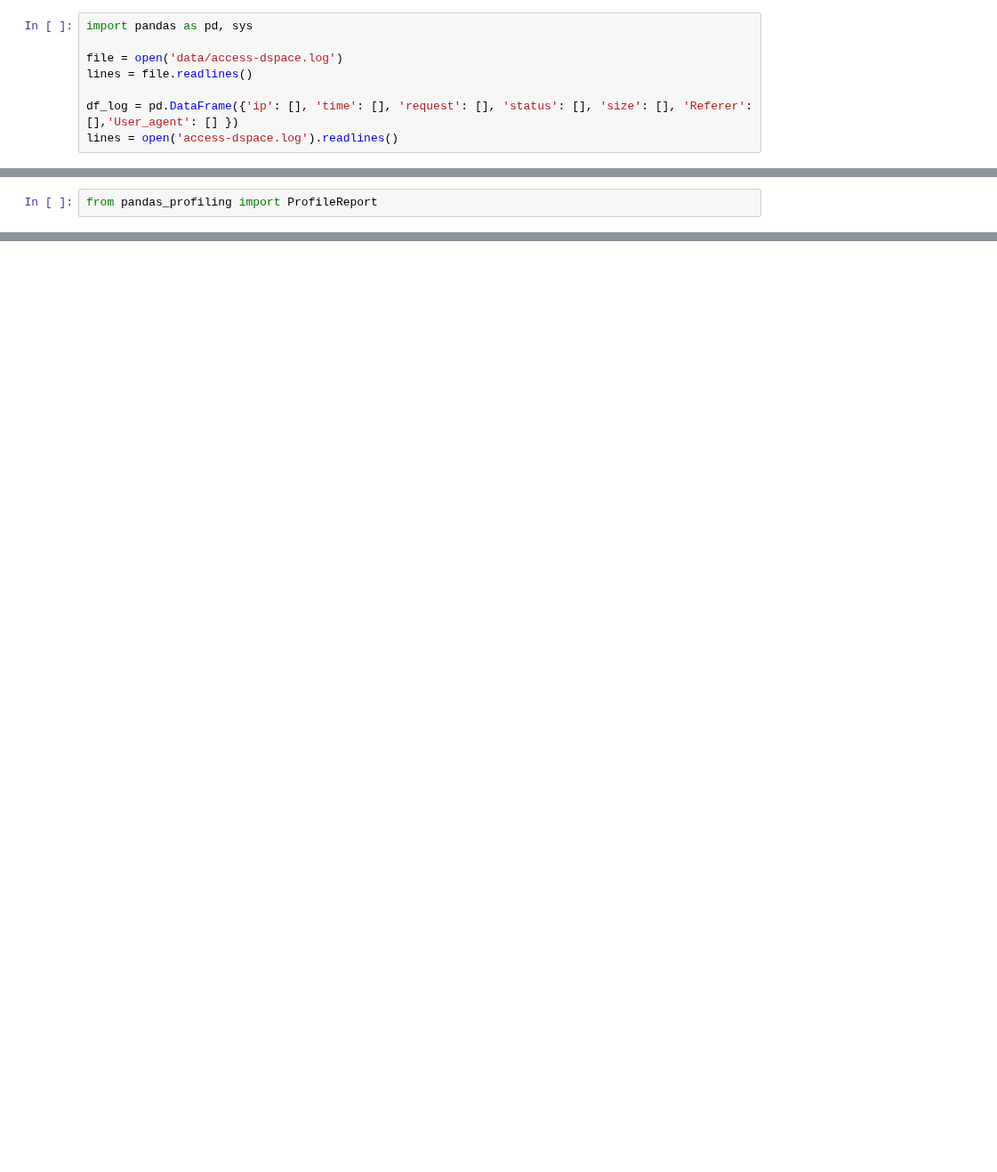
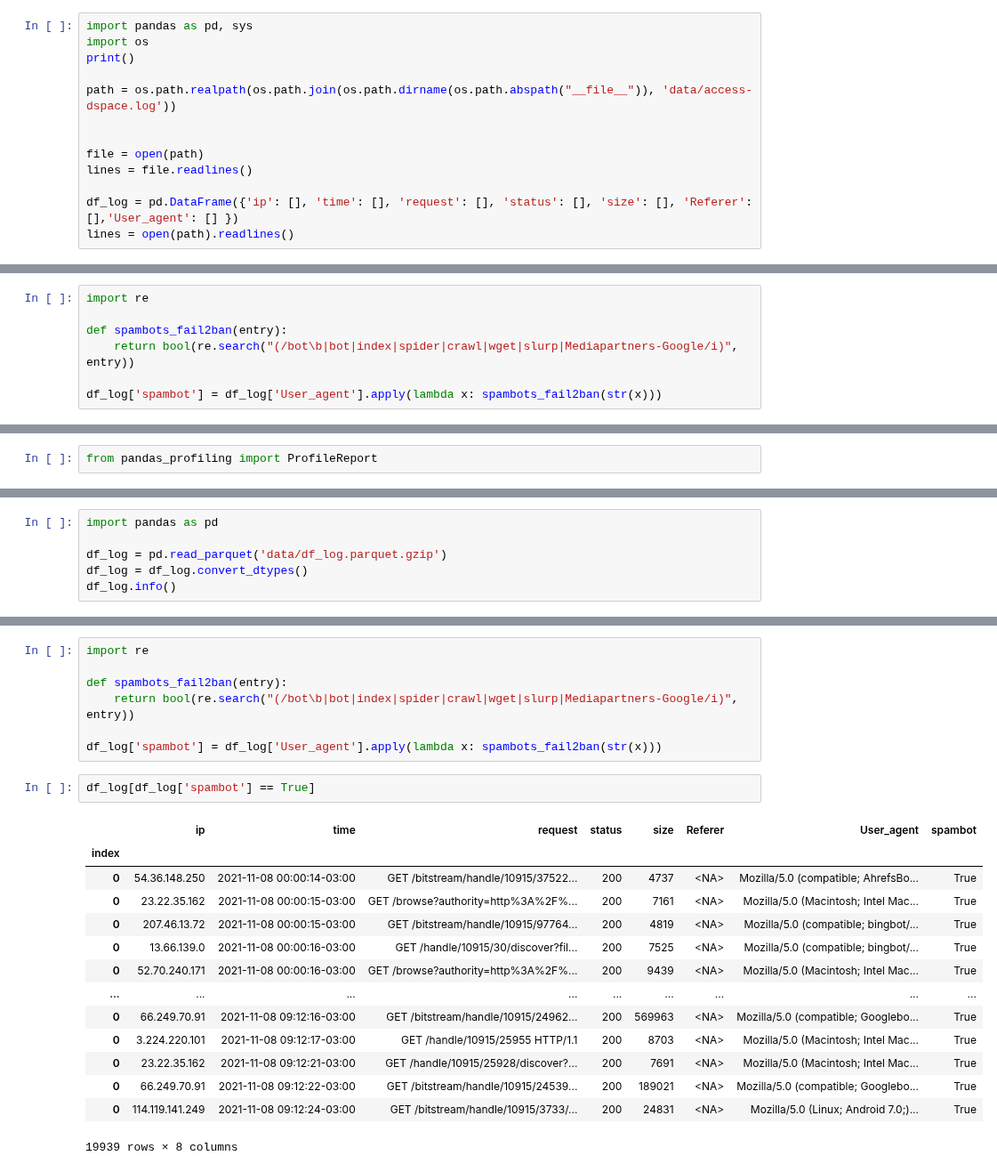
Before and after one commit to PabloDeAlbu/tp-final-mineria, a Jupyter notebook: 01-normalizacion.ipynb, the cells around one changed output, grey strips where cells are left out. Shown at 89% size. Saved outputs shown, nothing was run; the diff lists cells and outputs as text; blank space fills up the shorter version.

Commit message:
cambio rutas y agrego col de spambot en normalización

```diff
--- a/01-normalizacion.ipynb
+++ b/01-normalizacion.ipynb
@@ -37,12 +37,17 @@ Vamos a presindir de la identidad del usuario (definida por el protocolo identd)
 * tamaño de la respuesta al cliente (en bytes)
 # %%
 import pandas as pd, sys
+import os
+print()
 
-file = open('data/access-dspace.log')
+path = os.path.realpath(os.path.join(os.path.dirname(os.path.abspath("__file__")), 'data/access-dspace.log'))
+
+
+file = open(path)
 lines = file.readlines()
 
 df_log = pd.DataFrame({'ip': [], 'time': [], 'request': [], 'status': [], 'size': [], 'Referer': [],'User_agent': [] })
-lines = open('access-dspace.log').readlines()
+lines = open(path).readlines()
 # %%
 for index, entry in enumerate(lines):
     try:
@@ -62,0 +86,7 @@ Almaceno el dataset en un archivo parquet para ser procesado más adelante
+# %%
+import re
+
+def spambots_fail2ban(entry):
+    return bool(re.search("(/bot\b|bot|index|spider|crawl|wget|slurp|Mediapartners-Google/i)", entry))
+
+df_log['spambot'] = df_log['User_agent'].apply(lambda x: spambots_fail2ban(str(x)))
@@ -70,3 +115,9 @@ prof = ProfileReport(df_log, minimal=True)
 prof
 # %% [output]
 [interactive output not drawn]
+# %%
+import pandas as pd
+
+df_log = pd.read_parquet('data/df_log.parquet.gzip')
+df_log = df_log.convert_dtypes()
+df_log.info()
@@ -72,0 +156,24 @@ prof
+# %%
+import re
+
+def spambots_fail2ban(entry):
+    return bool(re.search("(/bot\b|bot|index|spider|crawl|wget|slurp|Mediapartners-Google/i)", entry))
+
+df_log['spambot'] = df_log['User_agent'].apply(lambda x: spambots_fail2ban(str(x)))
+# %%
+df_log[df_log['spambot'] == True]
+# %% [output]
+|  | ip | time | request | status | size | Referer | User_agent | spambot |
+| index |  |  |  |  |  |  |  |  |
+| 0 | 54.36.148.250 | 2021-11-08 00:00:14-03:00 | GET /bitstream/handle/10915/37522... | 200 | 4737 | <NA> | Mozilla/5.0 (compatible; AhrefsBo... | True |
+| 0 | 23.22.35.162 | 2021-11-08 00:00:15-03:00 | GET /browse?authority=http%3A%2F%... | 200 | 7161 | <NA> | Mozilla/5.0 (Macintosh; Intel Mac... | True |
+| 0 | 207.46.13.72 | 2021-11-08 00:00:15-03:00 | GET /bitstream/handle/10915/97764... | 200 | 4819 | <NA> | Mozilla/5.0 (compatible; bingbot/... | True |
+| 0 | 13.66.139.0 | 2021-11-08 00:00:16-03:00 | GET /handle/10915/30/discover?fil... | 200 | 7525 | <NA> | Mozilla/5.0 (compatible; bingbot/... | True |
+| 0 | 52.70.240.171 | 2021-11-08 00:00:16-03:00 | GET /browse?authority=http%3A%2F%... | 200 | 9439 | <NA> | Mozilla/5.0 (Macintosh; Intel Mac... | True |
+| ... | ... | ... | ... | ... | ... | ... | ... | ... |
+| 0 | 66.249.70.91 | 2021-11-08 09:12:16-03:00 | GET /bitstream/handle/10915/24962... | 200 | 569963 | <NA> | Mozilla/5.0 (compatible; Googlebo... | True |
+| 0 | 3.224.220.101 | 2021-11-08 09:12:17-03:00 | GET /handle/10915/25955 HTTP/1.1 | 200 | 8703 | <NA> | Mozilla/5.0 (Macintosh; Intel Mac... | True |
+| 0 | 23.22.35.162 | 2021-11-08 09:12:21-03:00 | GET /handle/10915/25928/discover?... | 200 | 7691 | <NA> | Mozilla/5.0 (Macintosh; Intel Mac... | True |
+| 0 | 66.249.70.91 | 2021-11-08 09:12:22-03:00 | GET /bitstream/handle/10915/24539... | 200 | 189021 | <NA> | Mozilla/5.0 (compatible; Googlebo... | True |
+| 0 | 114.119.141.249 | 2021-11-08 09:12:24-03:00 | GET /bitstream/handle/10915/3733/... | 200 | 24831 | <NA> | Mozilla/5.0 (Linux; Android 7.0;)... | True |
+19939 rows × 8 columns
```
Also changed, not shown: parts of 6 cells of this notebook.
